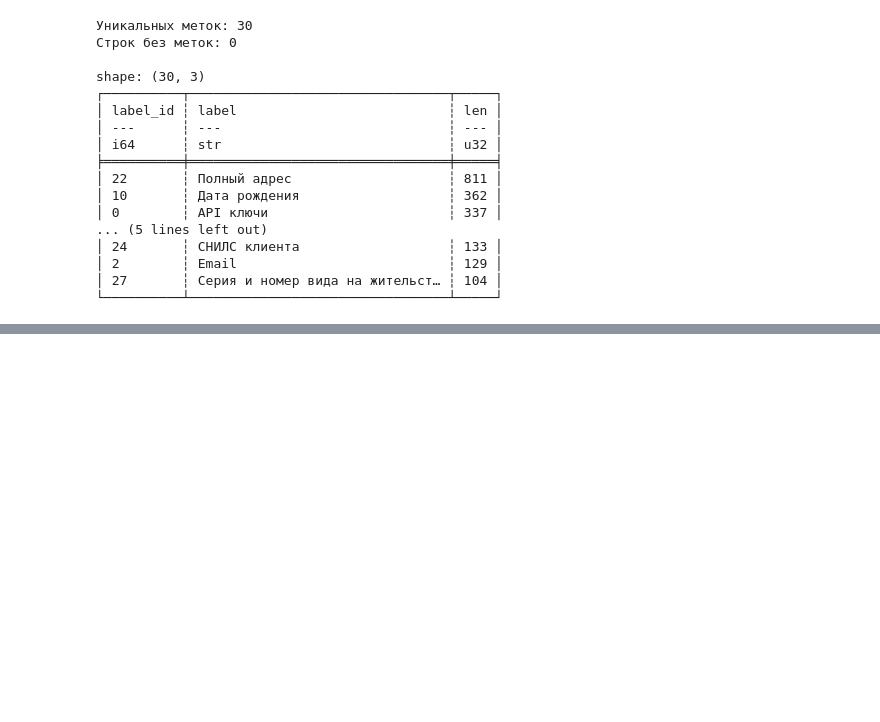
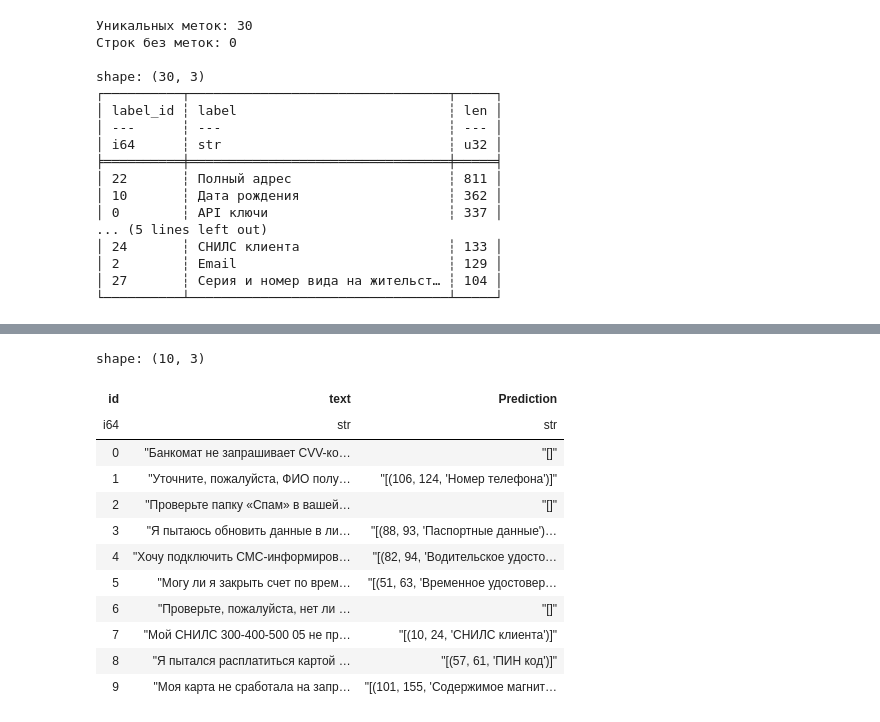
Before and after one commit to iliagribov-rnd/hackCUxITMO, a Jupyter notebook: exps.ipynb, the cells around one changed output, grey strips where cells are left out. Cells and saved outputs as stored; diff of their text form; code cells hidden in the pictures; blank space fills up the shorter version.

```diff
--- a/exps.ipynb
+++ b/exps.ipynb
@@ -270,0 +426,17 @@ for epoch in range(EPOCHS):
+# %%
+submission_df.drop("text").write_csv("predictions.csv")
+submission_df.head(10)
+# %% [output]
+shape: (10, 3)
+| id | text | Prediction |
+| i64 | str | str |
+| 0 | "Банкомат не запрашивает CVV-ко… | "[]" |
+| 1 | "Уточните, пожалуйста, ФИО полу… | "[(106, 124, 'Номер телефона')]" |
+| 2 | "Проверьте папку «Спам» в вашей… | "[]" |
+| 3 | "Я пытаюсь обновить данные в ли… | "[(88, 93, 'Паспортные данные')… |
+| 4 | "Хочу подключить СМС-информиров… | "[(82, 94, 'Водительское удосто… |
+| 5 | "Могу ли я закрыть счет по врем… | "[(51, 63, 'Временное удостовер… |
+| 6 | "Проверьте, пожалуйста, нет ли … | "[]" |
+| 7 | "Мой СНИЛС 300-400-500 05 не пр… | "[(10, 24, 'СНИЛС клиента')]" |
+| 8 | "Я пытался расплатиться картой … | "[(57, 61, 'ПИН код')]" |
+| 9 | "Моя карта не сработала на запр… | "[(101, 155, 'Содержимое магнит… |
```
Also changed, not shown: parts of 7 cells of this notebook.
